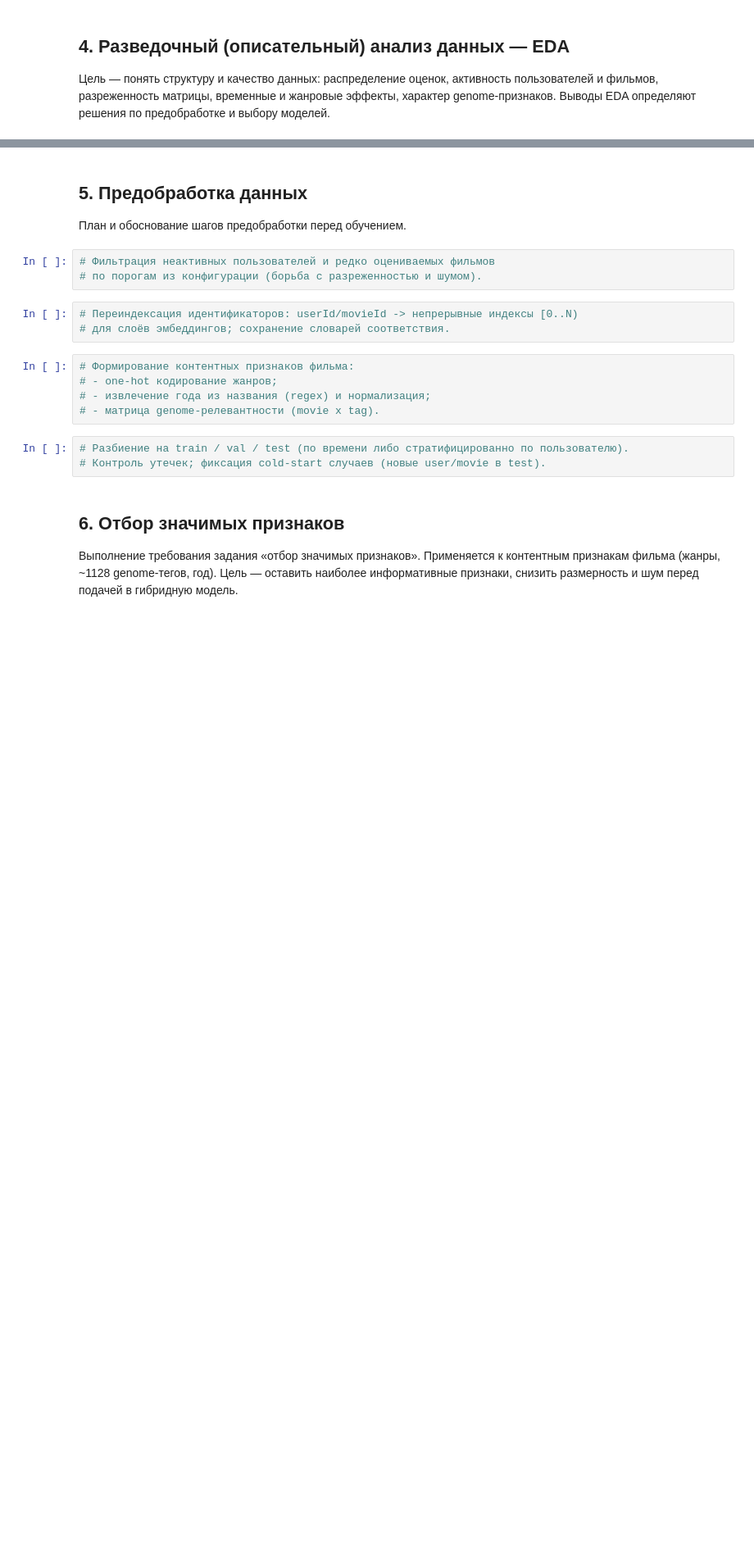
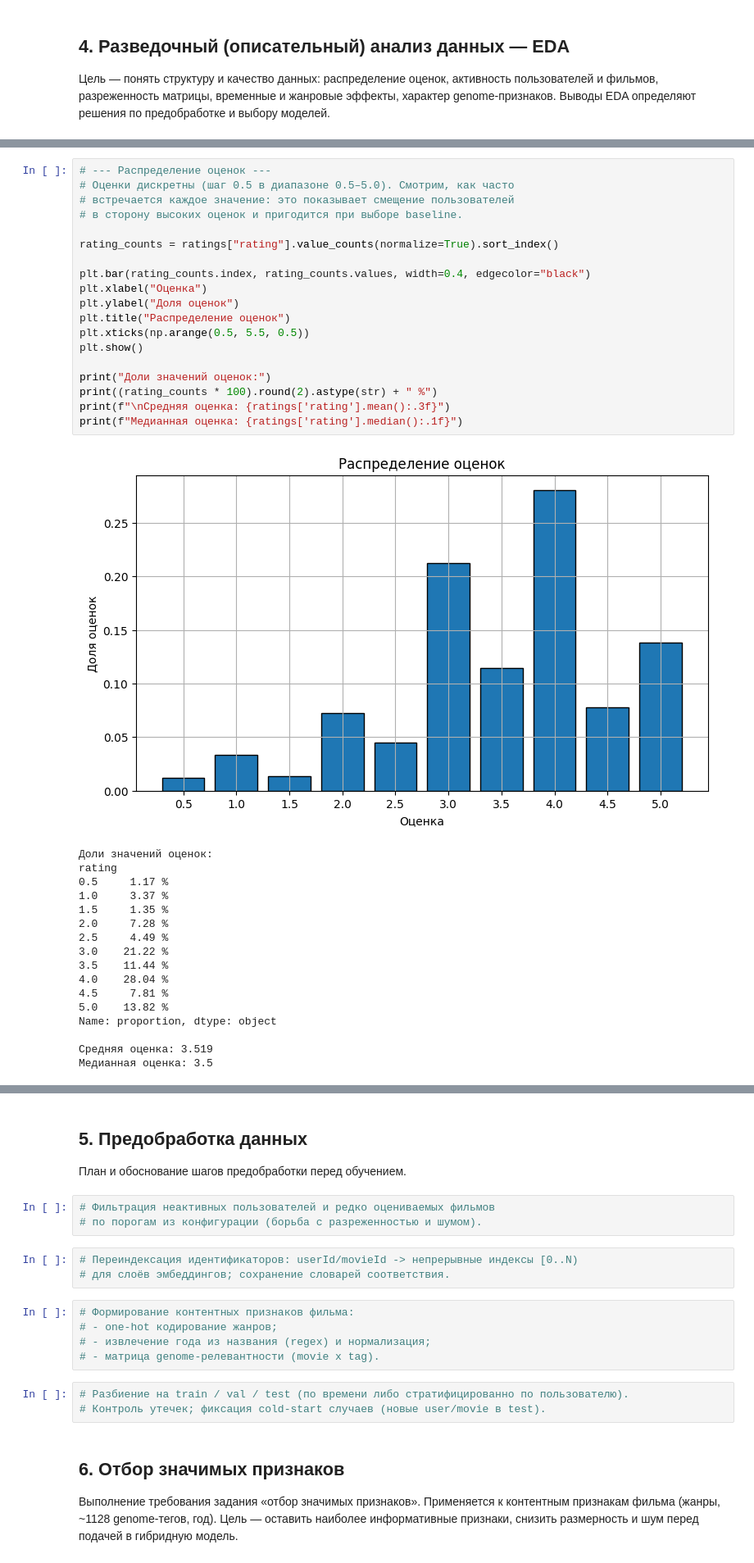
Before and after one commit to OlyuninVyacheslav/movie_rating, a Jupyter notebook: movie_rating.ipynb, the cells around one changed output, grey strips where cells are left out. Shown at 82% size. Cells and saved outputs as stored; diff of their text form; blank space fills up the shorter version.

```diff
--- a/movie_rating.ipynb
+++ b/movie_rating.ipynb
@@ -128,0 +263,37 @@ _(Заполняется по результатам: дисбаланс оце
+# %%
+# --- Распределение оценок ---
+# Оценки дискретны (шаг 0.5 в диапазоне 0.5–5.0). Смотрим, как часто
+# встречается каждое значение: это показывает смещение пользователей
+# в сторону высоких оценок и пригодится при выборе baseline.
+
+rating_counts = ratings["rating"].value_counts(normalize=True).sort_index()
+
+plt.bar(rating_counts.index, rating_counts.values, width=0.4, edgecolor="black")
+plt.xlabel("Оценка")
+plt.ylabel("Доля оценок")
+plt.title("Распределение оценок")
+plt.xticks(np.arange(0.5, 5.5, 0.5))
+plt.show()
+
+print("Доли значений оценок:")
+print((rating_counts * 100).round(2).astype(str) + " %")
+print(f"\nСредняя оценка: {ratings['rating'].mean():.3f}")
+print(f"Медианная оценка: {ratings['rating'].median():.1f}")
+# %% [output]
+[figure, added]
+Доли значений оценок:
+rating
+0.5     1.17 %
+1.0     3.37 %
+1.5     1.35 %
+2.0     7.28 %
+2.5     4.49 %
+3.0    21.22 %
+3.5    11.44 %
+4.0    28.04 %
+4.5     7.81 %
+5.0    13.82 %
+Name: proportion, dtype: object
+
+Средняя оценка: 3.519
+Медианная оценка: 3.5
```
Also changed, not shown: parts of 27 cells of this notebook, 2 other files.
